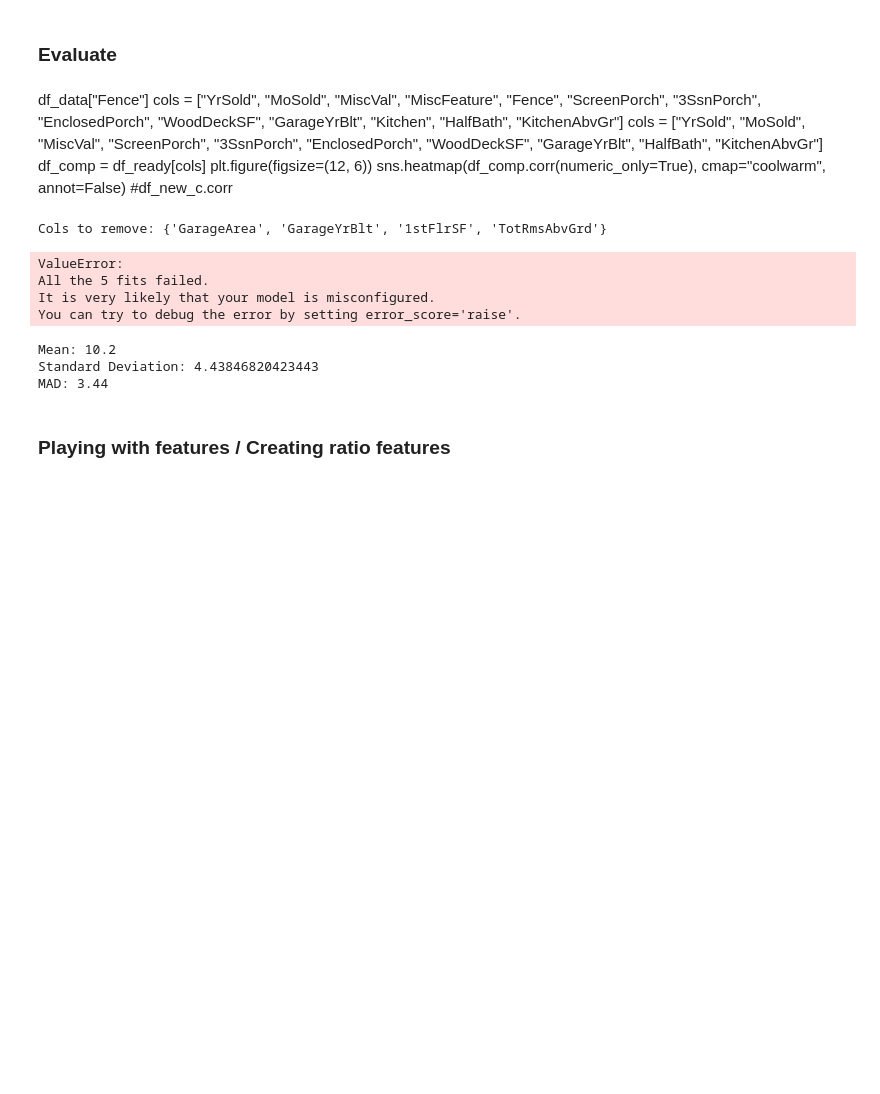
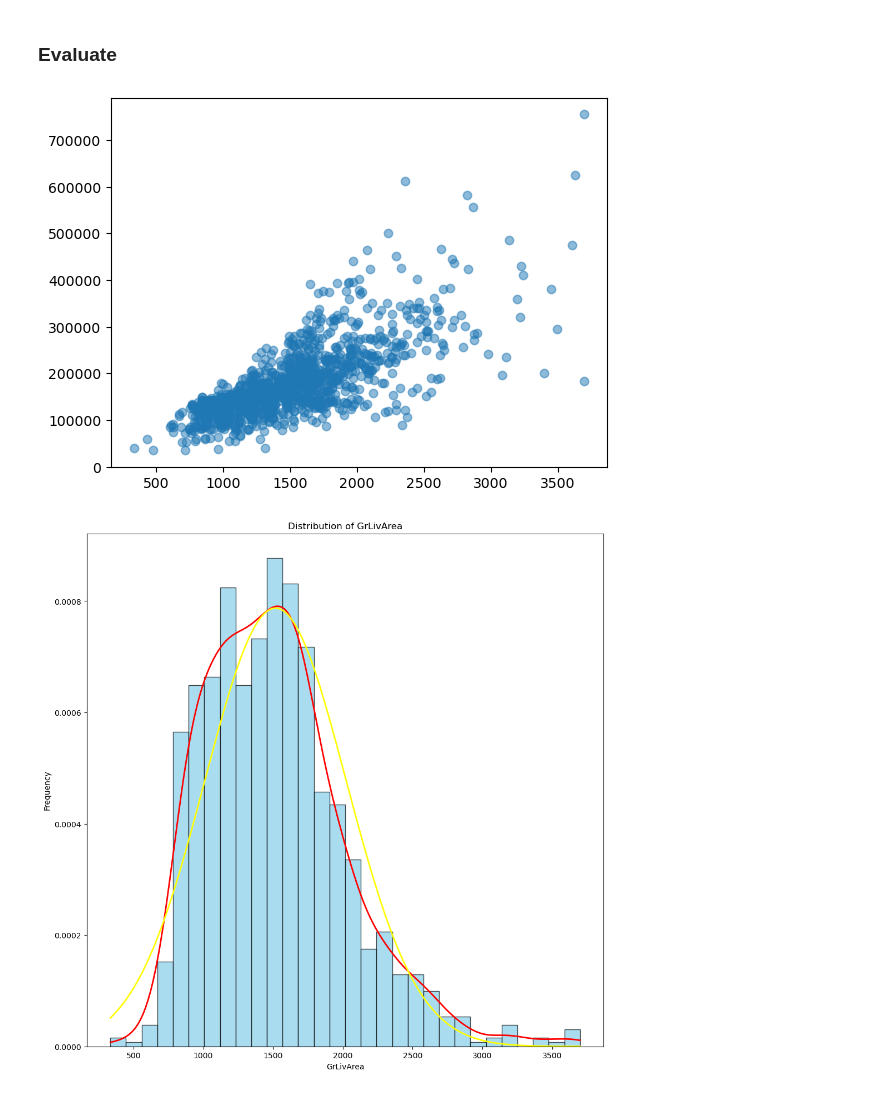
Before and after one commit to javrudsky/machine_learning, a Jupyter notebook: kaggle/housing/housing_v1.ipynb, the cells around one changed output. Cells and saved outputs as stored; diff of their text form; code cells hidden in the pictures; blank space fills up the shorter version.

```diff
--- a/kaggle/housing/housing_v1.ipynb
+++ b/kaggle/housing/housing_v1.ipynb
@@ -1349,46 +1387,10 @@ GarageArea - GarageCars: 0.88
 - GarageCars
 # %% [markdown]
 ### Evaluate
-# %% [markdown]
-df_data["Fence"]
-cols = ["YrSold", "MoSold", "MiscVal", "MiscFeature", "Fence", "ScreenPorch", "3SsnPorch", "EnclosedPorch", "WoodDeckSF", "GarageYrBlt", "Kitchen", "HalfBath", "KitchenAbvGr"]
-cols = ["YrSold", "MoSold", "MiscVal", "ScreenPorch", "3SsnPorch", "EnclosedPorch", "WoodDeckSF", "GarageYrBlt", "HalfBath", "KitchenAbvGr"]
-df_comp = df_ready[cols]
-plt.figure(figsize=(12, 6))
-sns.heatmap(df_comp.corr(numeric_only=True), cmap="coolwarm", annot=False)
-#df_new_c.corr
-# %%
-
-# Checking resuls when removing columns
-df = remove_unused_features(df_ready, g_cols_remove)
-
-X, Y, X_test, Y_test = split_data(df)
-eval_model(LinearRegression(), X, Y, X_test, Y_test, label="first_remove")
-eval_model(DecisionTreeRegressor(), X, Y, X_test, Y_test, label="first_remove")
-eval_model(Ridge(), X, Y, X_test, Y_test, label=run_label)
-
-show_global_scores()
-# %% [output]
-Cols to remove: {'GarageArea', 'GarageYrBlt', '1stFlrSF', 'TotRmsAbvGrd'}
-ValueError:
-All the 5 fits failed.
-It is very likely that your model is misconfigured.
-You can try to debug the error by setting error_score='raise'.
-# %%
-def mad(data):
-    mean = np.mean(data)
-    abs_deviation = np.abs(data - mean)
-    mad_value = np.mean(abs_deviation)
-    return mad_value
-
-dat = [16,10,5,7,13]
-
-print("Mean:", np.mean(dat))
-print("Standard Deviation:", np.std(dat, ddof=0))
-print("MAD:", mad(dat))
-# %% [output]
-Mean: 10.2
-Standard Deviation: 4.43846820423443
-MAD: 3.44
-# %% [markdown]
-### Playing with features / Creating ratio features
+# %%
+fig, ax = plt.subplots()
+ax.scatter(X["GrLivArea"], Y, alpha=0.5)
+show_distribution(X, features=["GrLivArea"])
+# %% [output]
+[figure, added]
+[figure, added]
```
Also changed, not shown: parts of 23 cells of this notebook, 2 other files.
